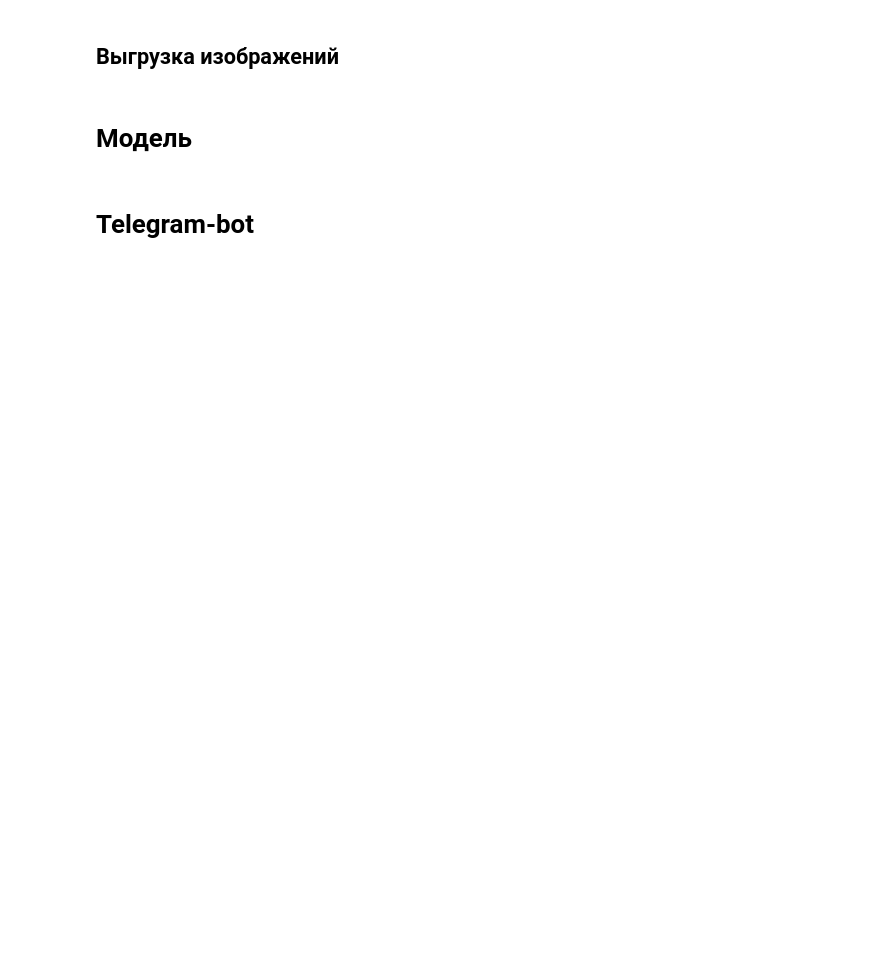
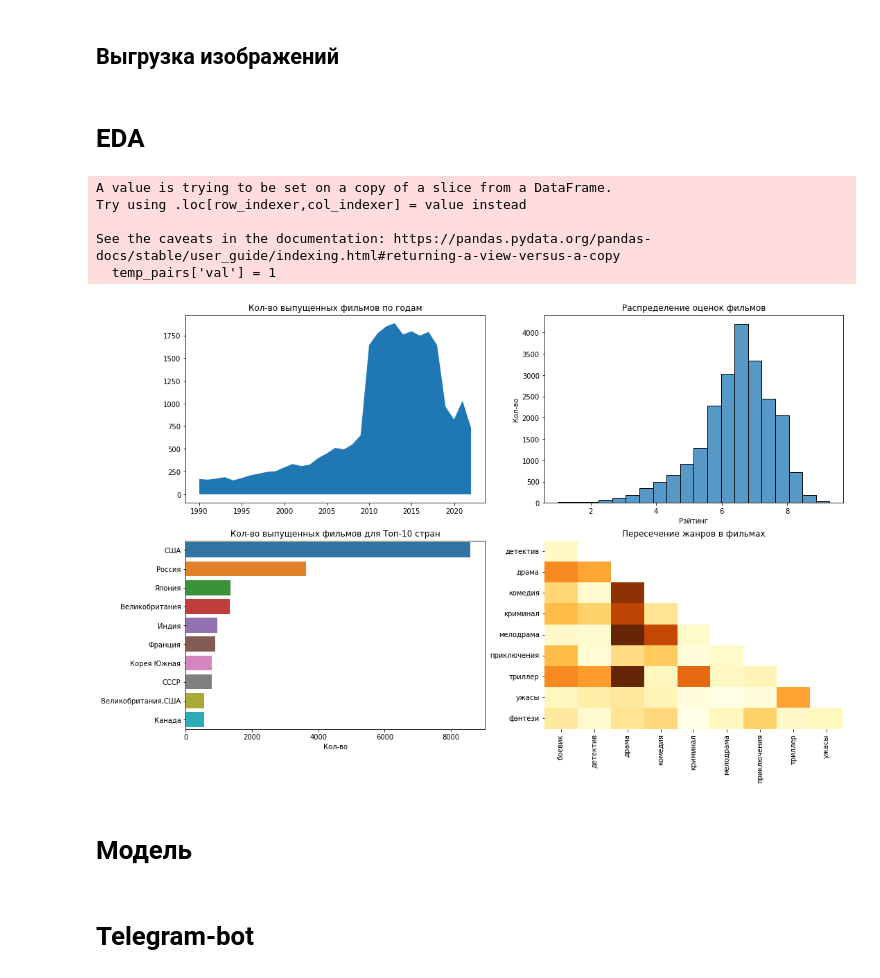
Before and after one commit to slivka83/movie_posters_captioning, a Jupyter notebook: kinopoisk.ipynb, the cells around one changed output. Drawn from its saved outputs; the diff is of its cells as text; code cells hidden in the pictures; blank space fills up the shorter version.

```diff
--- a/kinopoisk.ipynb
+++ b/kinopoisk.ipynb
@@ -192,0 +140,2 @@ for i, f in tqdm(films.iterrows()):
+# %%
+films_df = pd.read_pickle('data/films_df.pkl')
@@ -193,3 +150,73 @@ for i, f in tqdm(films.iterrows()):
+# %% [markdown]
+# EDA
+# %%
+top_genres = films_df['genres'].str.split(',',expand=True).melt()['value'].value_counts()[:10]
+top_genres = list(top_genres.index)
+
+def get_pairs(x):
+    x = sorted(x.split(','))
+    pairs = set()
+    for l1 in x:
+        for l2 in x:
+            if l1 != l2:
+                pairs.add('/'.join(sorted([l1,l2])))
+    return list(pairs)
+
+temp = (films_df
+        .query('genres.str.contains(",")', engine='python')['genres']
+        .apply(lambda x: get_pairs(x))
+        .apply(pd.Series)
+        .melt()
+        ['value'].str.split('/', expand=True)
+        .dropna()
+       )
+temp.columns = ['genre1','genre2']
+temp_pairs = temp.query('genre1 in @top_genres and genre2 in @top_genres')
+temp_pairs['val'] = 1
+# %% [output]
+A value is trying to be set on a copy of a slice from a DataFrame.
+Try using .loc[row_indexer,col_indexer] = value instead
+
+See the caveats in the documentation: https://pandas.pydata.org/pandas-docs/stable/user_guide/indexing.html#returning-a-view-versus-a-copy
+  temp_pairs['val'] = 1
+# %%
+fig, axs = plt.subplots(nrows=2,ncols=2,figsize=(17,11))
+
+temp = (films_df
+        .query('year != "null"')['year']
+        .astype(int)
+        .value_counts()
+        .sort_index()
+        .loc[1990:2022])
+axs[0,0].fill_between(temp.index, temp.values)
+axs[0,0].set_title('Кол-во выпущенных фильмов по годам')
+
+temp = (films_df
+        .query('rating != "null"')['rating']
+        .astype(float))
+sns.histplot(temp, bins=20, ax=axs[0,1])
+axs[0,1].set_title('Распределение оценок фильмов')
+axs[0,1].set(xlabel='Рэйтинг')
+axs[0,1].set(ylabel='Кол-во')
+
+temp = (films_df
+        .query('countries != "null"')['countries']
+        .value_counts()
+        .sort_values(ascending=False)[:10])
+sns.barplot(y=temp.index, x=temp.values, ax=axs[1,0])
+axs[1,0].set_title('Кол-во выпущенных фильмов для Топ-10 стран');
+axs[1,0].set(xlabel='Кол-во')
+
+sns.heatmap(
+    pd.pivot_table(temp_pairs, index='genre1', columns='genre2', values='val', aggfunc='sum').T,
+    cbar=False,
+    cmap='YlOrBr',
+    ax=axs[1,1])
+axs[1,1].set(xlabel=None)
+axs[1,1].set(ylabel=None)
+axs[1,1].set_title('Пересечение жанров в фильмах');
+# %% [output]
+[figure, added]
 # %% [markdown]
 # Модель
 # %% [markdown]
```
Also changed, not shown: parts of 15 cells of this notebook, 5 other files.
